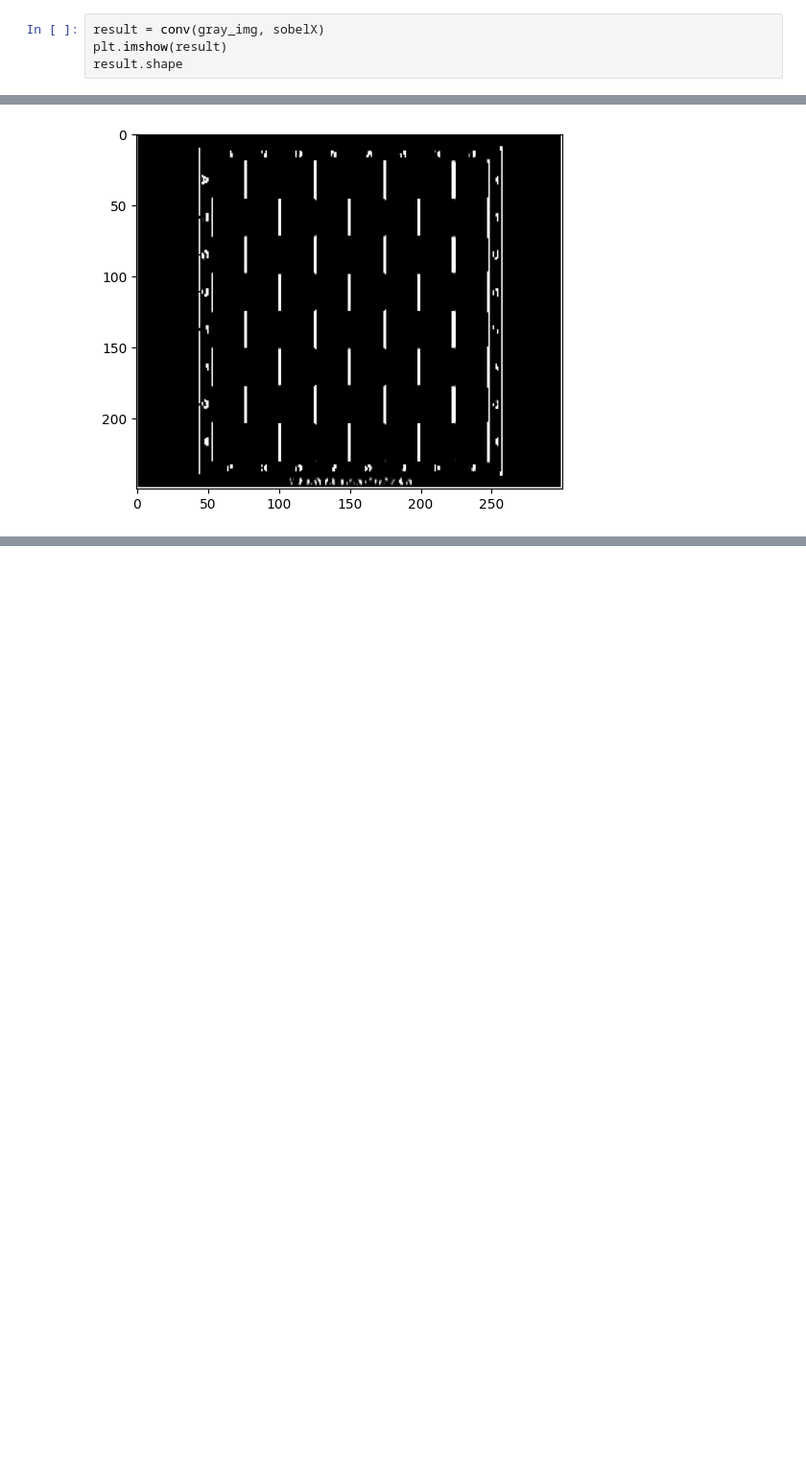
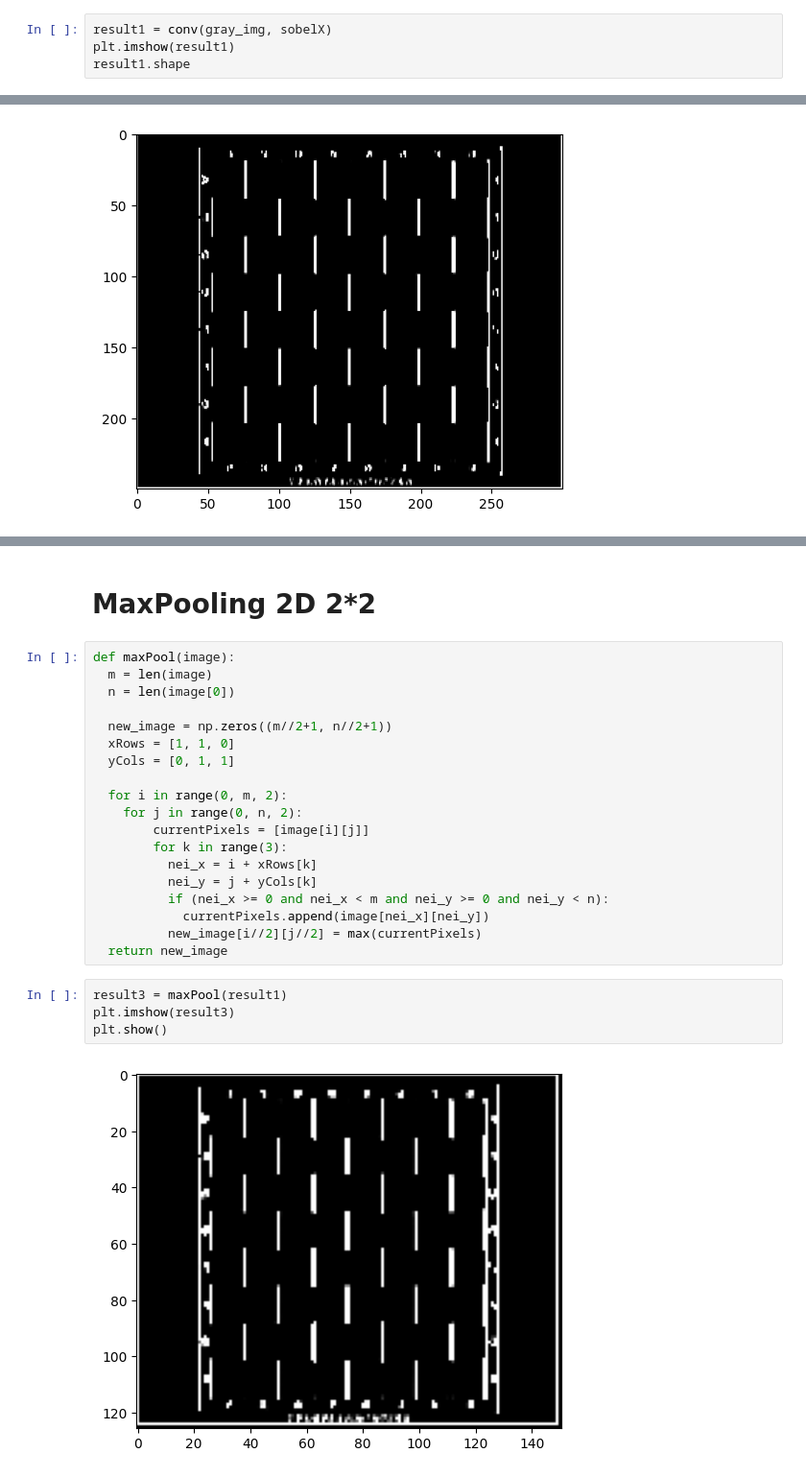
Before and after one commit to NNATuna/ML-DL, a Jupyter notebook: Basic/Convolutional_Basic.ipynb, the cells around one changed output, grey strips where cells are left out. Shown at 96% size. Saved outputs shown, nothing was run; the diff lists cells and outputs as text; blank space fills up the shorter version.

```diff
--- a/Basic/Convolutional_Basic.ipynb
+++ b/Basic/Convolutional_Basic.ipynb
@@ -100,9 +102,9 @@ def conv(gray_image, kernel):
       transformed[i, j] = new_val * 1
   return transformed
 # %%
-result = conv(gray_img, sobelX)
-plt.imshow(result)
-result.shape
+result1 = conv(gray_img, sobelX)
+plt.imshow(result1)
+result1.shape
 # %% [output]
 (250, 300)
 [figure]
@@ -113,3 +115,30 @@ result.shape
 # %% [output]
 (250, 300)
 [figure]
+# %% [markdown]
+#  MaxPooling 2D 2*2
+# %%
+def maxPool(image):
+  m = len(image)
+  n = len(image[0])
+
+  new_image = np.zeros((m//2+1, n//2+1))
+  xRows = [1, 1, 0]
+  yCols = [0, 1, 1]
+
+  for i in range(0, m, 2):
+    for j in range(0, n, 2):
+        currentPixels = [image[i][j]]
+        for k in range(3):
+          nei_x = i + xRows[k]
+          nei_y = j + yCols[k]
+          if (nei_x >= 0 and nei_x < m and nei_y >= 0 and nei_y < n):
+            currentPixels.append(image[nei_x][nei_y])
+          new_image[i//2][j//2] = max(currentPixels)
+  return new_image
+# %%
+result3 = maxPool(result1)
+plt.imshow(result3)
+plt.show()
+# %% [output]
+[figure, added]
```
Also changed, not shown: parts of 6 cells of this notebook.
